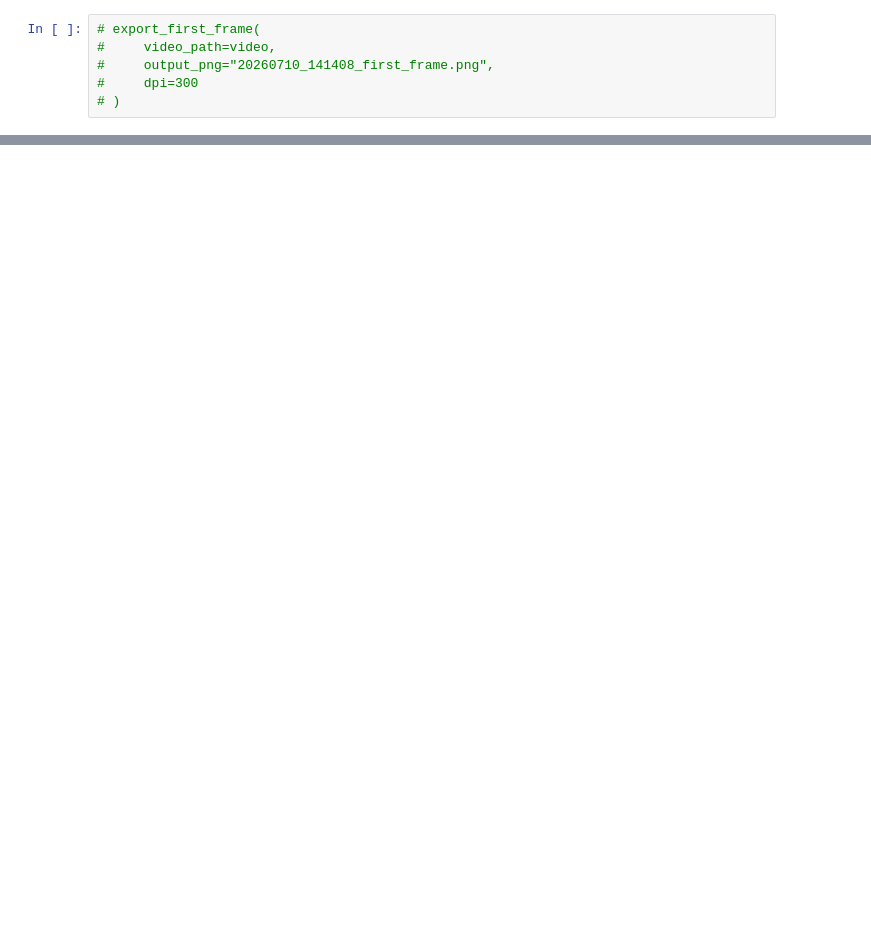
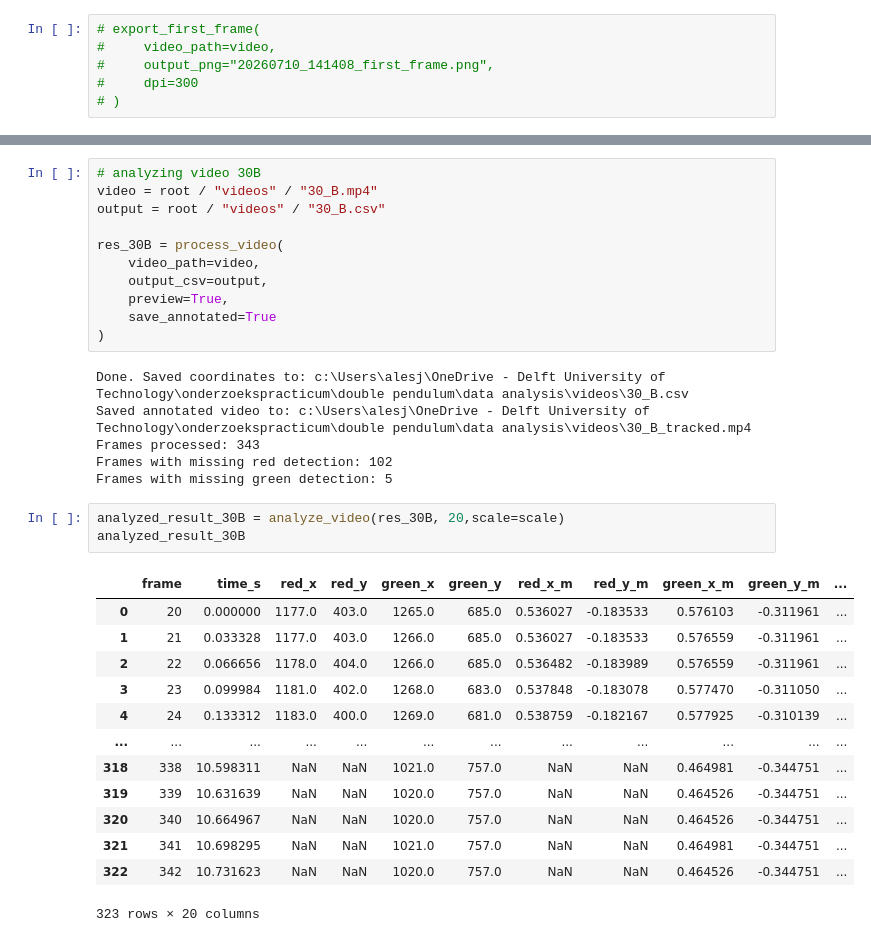
Before and after one commit to AEZorina/RP_double-pendulum, a Jupyter notebook: notebooks/Pendulum tracking.ipynb, the cells around one changed output, grey strips where cells are left out. Saved outputs shown, nothing was run; the diff lists cells and outputs as text; blank space fills up the shorter version.

```diff
--- a/notebooks/Pendulum tracking.ipynb
+++ b/notebooks/Pendulum tracking.ipynb
@@ -300,0 +488,34 @@ Frames with missing green detection: 22
+# %%
+# analyzing video 30B
+video = root / "videos" / "30_B.mp4"
+output = root / "videos" / "30_B.csv"
+
+res_30B = process_video(
+    video_path=video,
+    output_csv=output,
+    preview=True,
+    save_annotated=True
+)
+# %% [output]
+Done. Saved coordinates to: c:\Users\alesj\OneDrive - Delft University of Technology\onderzoekspracticum\double pendulum\data analysis\videos\30_B.csv
+Saved annotated video to: c:\Users\alesj\OneDrive - Delft University of Technology\onderzoekspracticum\double pendulum\data analysis\videos\30_B_tracked.mp4
+Frames processed: 343
+Frames with missing red detection: 102
+Frames with missing green detection: 5
+# %%
+analyzed_result_30B = analyze_video(res_30B, 20,scale=scale)
+analyzed_result_30B
+# %% [output]
+|  | frame | time_s | red_x | red_y | green_x | green_y | red_x_m | red_y_m | green_x_m | green_y_m | ... |
+| 0 | 20 | 0.000000 | 1177.0 | 403.0 | 1265.0 | 685.0 | 0.536027 | -0.183533 | 0.576103 | -0.311961 | ... |
+| 1 | 21 | 0.033328 | 1177.0 | 403.0 | 1266.0 | 685.0 | 0.536027 | -0.183533 | 0.576559 | -0.311961 | ... |
+| 2 | 22 | 0.066656 | 1178.0 | 404.0 | 1266.0 | 685.0 | 0.536482 | -0.183989 | 0.576559 | -0.311961 | ... |
+| 3 | 23 | 0.099984 | 1181.0 | 402.0 | 1268.0 | 683.0 | 0.537848 | -0.183078 | 0.577470 | -0.311050 | ... |
+| 4 | 24 | 0.133312 | 1183.0 | 400.0 | 1269.0 | 681.0 | 0.538759 | -0.182167 | 0.577925 | -0.310139 | ... |
+| ... | ... | ... | ... | ... | ... | ... | ... | ... | ... | ... | ... |
+| 318 | 338 | 10.598311 | NaN | NaN | 1021.0 | 757.0 | NaN | NaN | 0.464981 | -0.344751 | ... |
+| 319 | 339 | 10.631639 | NaN | NaN | 1020.0 | 757.0 | NaN | NaN | 0.464526 | -0.344751 | ... |
+| 320 | 340 | 10.664967 | NaN | NaN | 1020.0 | 757.0 | NaN | NaN | 0.464526 | -0.344751 | ... |
+| 321 | 341 | 10.698295 | NaN | NaN | 1021.0 | 757.0 | NaN | NaN | 0.464981 | -0.344751 | ... |
+| 322 | 342 | 10.731623 | NaN | NaN | 1020.0 | 757.0 | NaN | NaN | 0.464526 | -0.344751 | ... |
+323 rows × 20 columns
```
Also changed, not shown: parts of 14 cells of this notebook.
